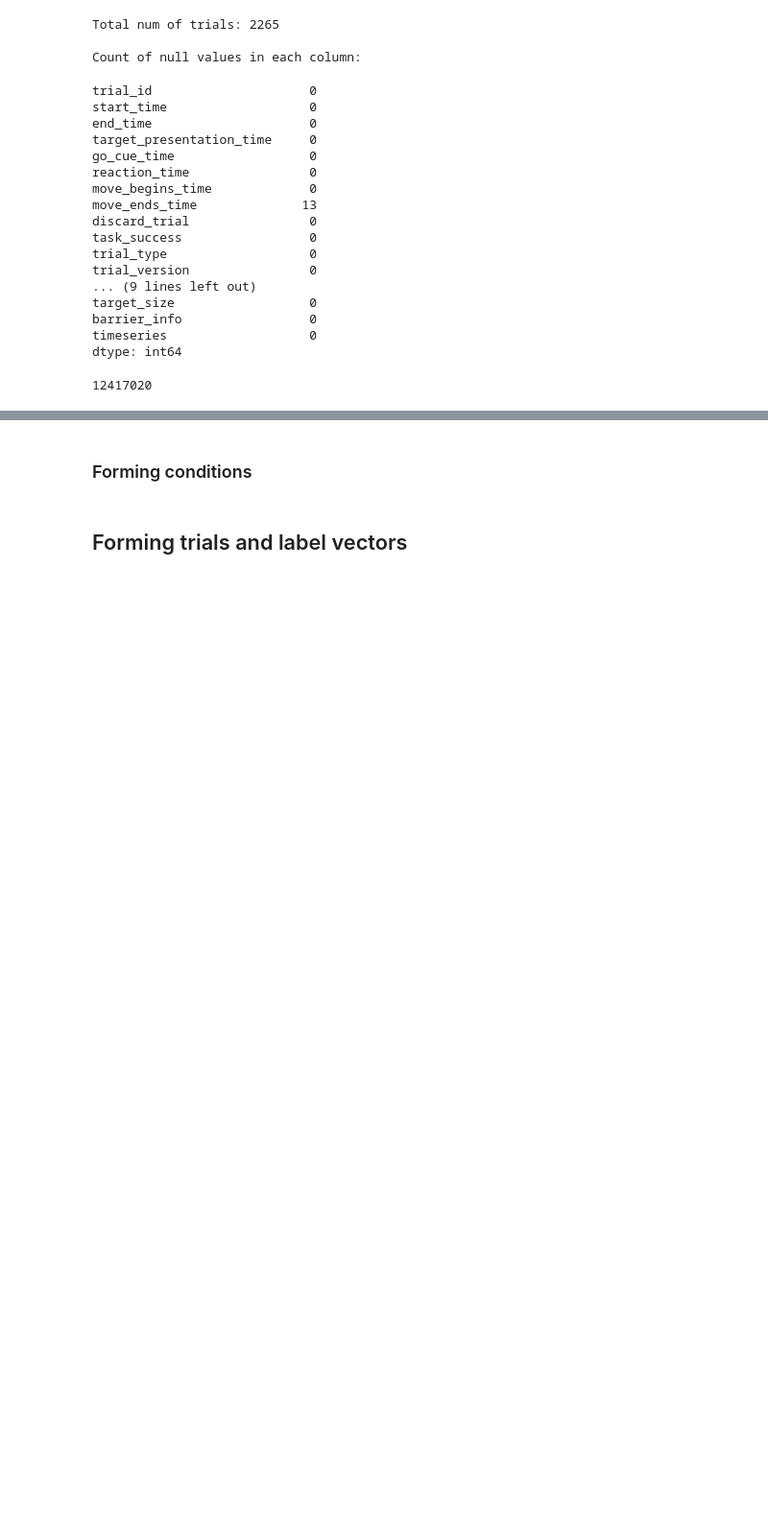
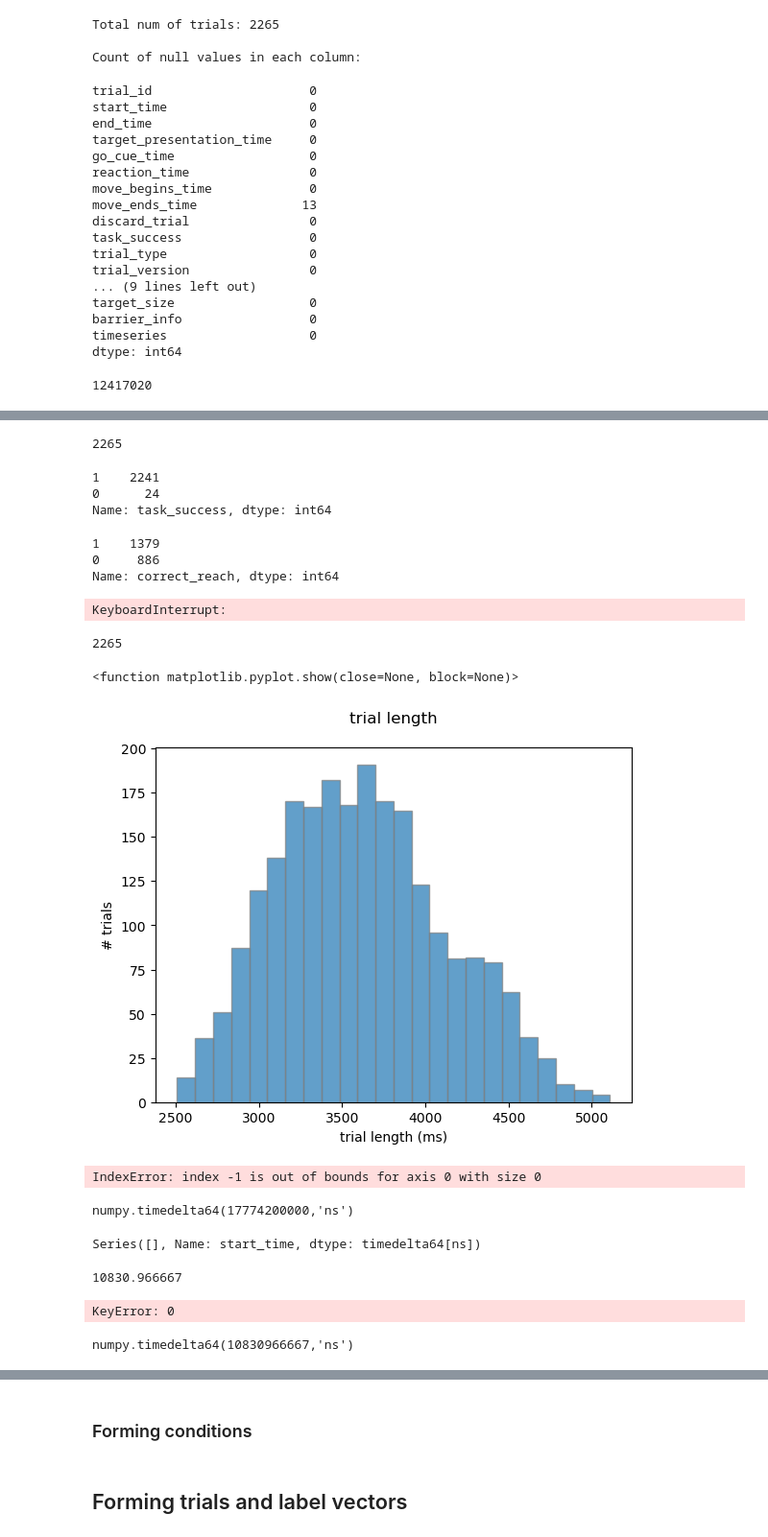
Before and after one commit to mahmoud-elmakki/opium, a Jupyter notebook: process_nwb 2.ipynb, the cells around one changed output, grey strips where cells are left out. Shown: that part at 96% size. Cells and saved outputs as stored; diff of their text form; code cells hidden in the pictures; blank space fills up the shorter version.

```diff
--- a/process_nwb 2.ipynb
+++ b/process_nwb 2.ipynb
@@ -13,7 +13,7 @@ from nlb_tools.nwb_interface import NWBDataset
 import warnings
 warnings.filterwarnings("ignore")
 # %%
-ds = NWBDataset('data/NWB/000070/sub-Jenkins/sub-Jenkins_ses-20090916_behavior+ecephys.nwb', split_heldout=False)
+ds = NWBDataset('/Users/mahmoud/data/NWB/000070/sub-Jenkins/sub-Jenkins_ses-20090916_behavior+ecephys.nwb', split_heldout=False)
 # %% [output]
 Dropping Position_Cursor due to timestamp mismatch.
 Dropping Position_Eye due to timestamp mismatch.
@@ -101,5 +100,5 @@ len(ds.data)
 # But adds `trial_id`, `trial_time`, and `align_time`. Till here, each row is still a time bin.
 # Note: Later we do the cropping and alignment arount move_onset by ourselves.
 
-trial_data = ds.make_trial_data()
-len(trial_data)
+trial_data = ds.make_trial_data(allow_nans=True)
+trial_data
@@ -108,12 +121,28 @@ trial_data
+# %%
+trial_info['trial_id'].size
+# %% [output]
+2265
 # %%
 trial_info['task_success'].value_counts()
+# %% [output]
+1    2241
+0      24
+Name: task_success, dtype: int64
 # %%
 trial_info['correct_reach'].value_counts()
+# %% [output]
+1    1379
+0     886
+Name: correct_reach, dtype: int64
 # %%
-np.isnan(td['spikes'].to_numpy().flatten()).any()
+np.isnan(trial_data['spikes'].to_numpy().flatten()).any()
+# %% [output]
+KeyboardInterrupt:
 # %%
 trials = [trial[1] for trial in trial_data.groupby('trial_id')]
 len(trials)
+# %% [output]
+2265
 # %%
 ddd =[]
 for trial_id, trial in trial_data.groupby('trial_id'):
@@ -123,17 +152,21 @@ for trial_id, trial in trial_data.groupby('trial_id'):
 # %%
 trial_lens = []
 
-for trial_id, trial in trial_data.groupby('trial_id'):
+for trial_id, trial in enumerate(trials):
+#for trial_id, trial in trial_data.groupby('trial_id'):
     trial_id_trial_info = trial_info[trial_info['trial_id'] == trial_id]
 
-    trial_lens.append((trial.trial_time.values[-1] / np.timedelta64(1, 's')) - (trial.trial_time.values[0] / np.timedelta64(1, 's')))
+    trial_lens.append((trial.trial_time.values[-1] / np.timedelta64(1, 'ms')) - (trial.trial_time.values[0] / np.timedelta64(1, 'ms')))
 
 plt.hist(trial_lens, bins='auto', density=False, alpha=0.7, edgecolor='gray')
-
 plt.title('trial length\n')
-plt.xlabel('time interval of trial length (sec)')
-plt.savefig('output_figs/tl.png')
+plt.xlabel('trial length (ms)')
+plt.ylabel('# trials')
+#plt.savefig('output_figs/tl.png')
 plt.show
+# %% [output]
+<function matplotlib.pyplot.show(close=None, block=None)>
+[figure, added]
 # %%
 inter_trial_intervals = []
 
@@ -141,13 +174,14 @@ for trial_id, trial in enumerate(trials):
     trial_id_next = trial_id + 1
     trial_id_trial_info = trial_info[trial_info['trial_id'] == trial_id]
     trial_id_trial_info_next = trial_info[trial_info['trial_id'] == trial_id_next]
-    print(trial_id)
 
-    inter_trial_intervals.append((trial_id_trial_info_next['start_time'].iloc[0] / np.timedelta64(1, 's')) - (trial_id_trial_info['end_time'].iloc[0] / np.timedelta64(1, 's')))
+    inter_trial_intervals.append((trial_id_trial_info_next['start_time'].values[-1] / np.timedelta64(1, 'ms')) - (trial_id_trial_info['end_time'].values[-1] / np.timedelta64(1, 'ms')))
 
 plt.hist(inter_trial_intervals, bins='auto', density=False, alpha=0.7, edgecolor='gray')
-
-plt.title('inter-trial time interval\n')
-plt.xlabel('inter-trial time interval (sec)')
-plt.savefig('output_figs/iit.png')
+plt.title('intertrial interval\n')
+plt.xlabel('intertrial interval (ms)')
+plt.ylabel('# trials')
+#plt.savefig('output_figs/iit.png')
 plt.show()
+# %% [output]
+IndexError: index -1 is out of bounds for axis 0 with size 0
@@ -155,0 +188,23 @@ plt.show()
+# %%
+trial_id_trial_info_next['start_time'].values[-1]
+# %% [output]
+numpy.timedelta64(17774200000,'ns')
+# %%
+trial_id_trial_info_next['start_time']
+# %% [output]
+Series([], Name: start_time, dtype: timedelta64[ns])
+# %%
+trial_id_trial_info = trial_info[trial_info['trial_id'] == 0]
+trial_id_trial_info['move_begins_time'][0] / np.timedelta64(1, 'ms')
+# %% [output]
+10830.966667
+# %%
+trial_id_trial_info = trial_info[trial_info['trial_id'] == 1]
+trial_id_trial_info['move_begins_time'][0] / np.timedelta64(1, 'ms')
+# %% [output]
+KeyError: 0
+# %%
+trial_id_trial_info = trial_info[trial_info['trial_id'] == 0]
+trial_id_trial_info['move_begins_time'].values[0]
+# %% [output]
+numpy.timedelta64(10830966667,'ns')
```
Also changed, not shown: parts of 8 cells of this notebook, 2 other files.
